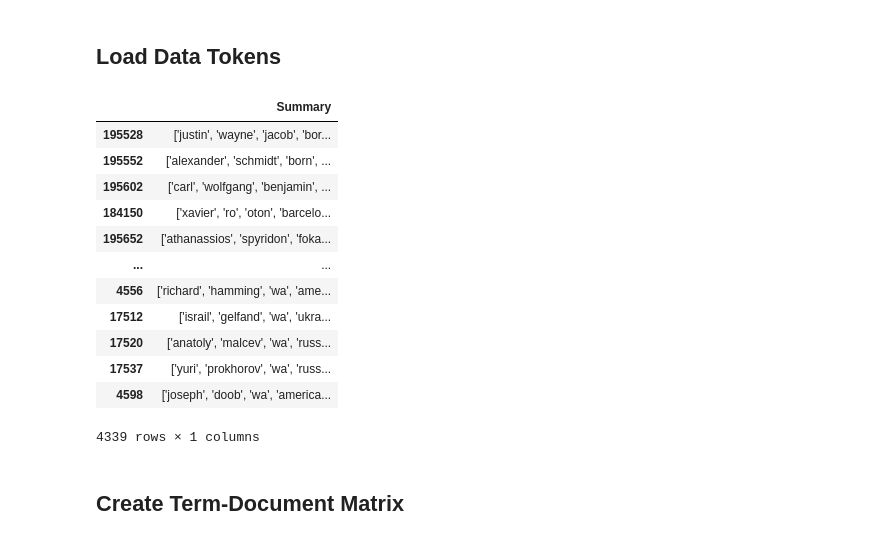
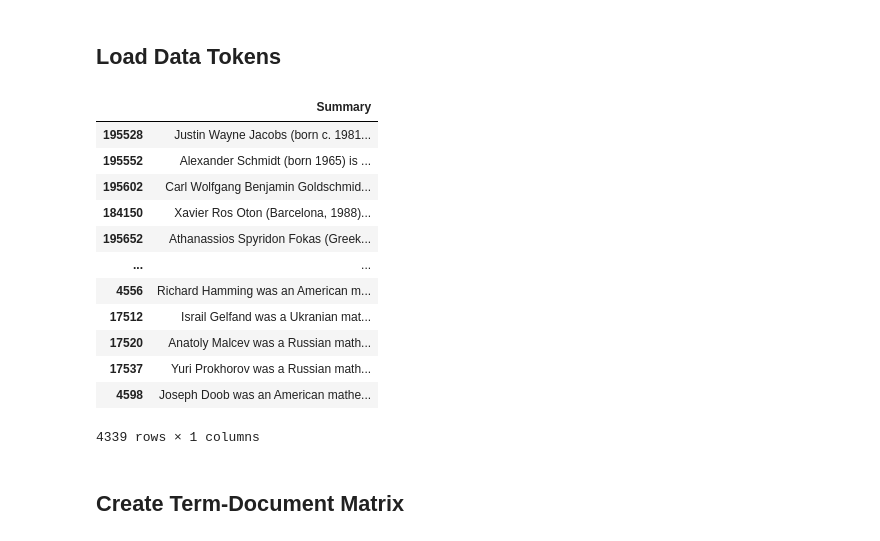
Before and after one commit to IR1401-Spring-Final-Projects/MathGenealogy1401-36_42, a Jupyter notebook: Clustering-improved.ipynb, the cells around one changed output. Saved outputs shown, nothing was run; the diff lists cells and outputs as text; code cells hidden in the pictures.

```diff
--- a/Clustering-improved.ipynb
+++ b/Clustering-improved.ipynb
@@ -307,19 +344,19 @@ from matplotlib import pyplot as plt
 # %% [markdown]
 ## Load Data Tokens
 # %%
-data_df = pd.read_csv('DataFrames/summary_df.zip', index_col=0)
+data_df = pd.read_csv('DataFrames/summary_df_raw.zip', index_col=0)
 data_df
 # %% [output]
 |  | Summary |
-| 195528 | ['justin', 'wayne', 'jacob', 'bor... |
-| 195552 | ['alexander', 'schmidt', 'born', ... |
-| 195602 | ['carl', 'wolfgang', 'benjamin', ... |
-| 184150 | ['xavier', 'ro', 'oton', 'barcelo... |
-| 195652 | ['athanassios', 'spyridon', 'foka... |
+| 195528 | Justin Wayne Jacobs (born c. 1981... |
+| 195552 | Alexander Schmidt (born 1965) is ... |
+| 195602 | Carl Wolfgang Benjamin Goldschmid... |
+| 184150 | Xavier Ros Oton (Barcelona, 1988)... |
+| 195652 | Athanassios Spyridon Fokas (Greek... |
 | ... | ... |
-| 4556 | ['richard', 'hamming', 'wa', 'ame... |
-| 17512 | ['israil', 'gelfand', 'wa', 'ukra... |
-| 17520 | ['anatoly', 'malcev', 'wa', 'russ... |
-| 17537 | ['yuri', 'prokhorov', 'wa', 'russ... |
-| 4598 | ['joseph', 'doob', 'wa', 'america... |
+| 4556 | Richard Hamming was an American m... |
+| 17512 | Israil Gelfand was a Ukranian mat... |
+| 17520 | Anatoly Malcev was a Russian math... |
+| 17537 | Yuri Prokhorov was a Russian math... |
+| 4598 | Joseph Doob was an American mathe... |
 4339 rows × 1 columns
```
Also changed, not shown: parts of 24 cells of this notebook.
